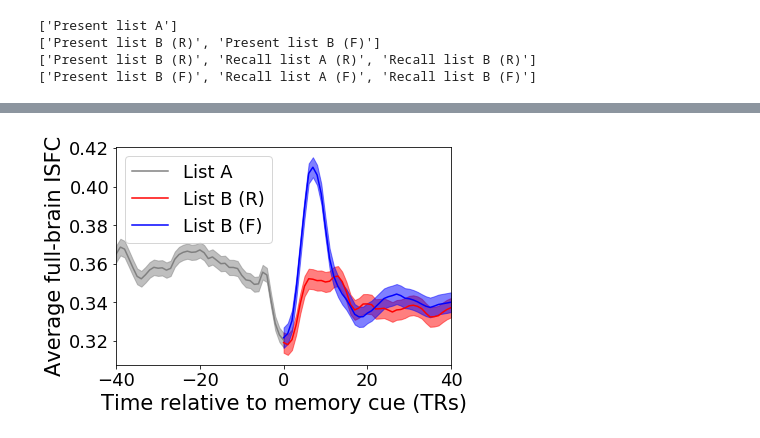
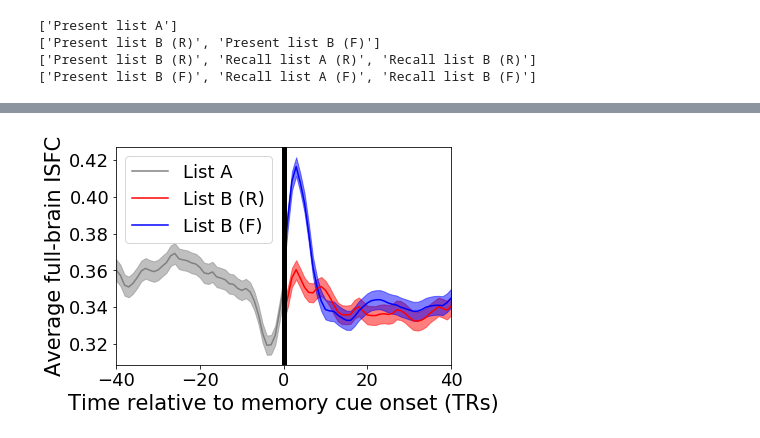
Before and after one commit to ContextLab/directed-forgetting-network-dynamics, a Jupyter notebook: code/network_analyses.ipynb, the cells around one changed output, grey strips where cells are left out. Saved outputs shown, nothing was run; the diff lists cells and outputs as text; code cells hidden in the pictures.

```diff
--- a/code/network_analyses.ipynb
+++ b/code/network_analyses.ipynb
@@ -58,0 +121,2 @@ def plot_cluster_centers(mask, node_color='k', node_size=10, **kwargs):
+# %%
+sep_mask = se.Brain(data=sep_mask.data, locs=sep_mask.locs, filter=None)
@@ -64,3 +145,5 @@ centers, widths = plot_cluster_centers(mask)
+# %%
+mask = sep_mask
 # %%
 def package_data(masked_data, nii_files, regressor_files):
     nii_subjs = list(map(lambda f: f.split('/')[-1][:-len('.nii')], nii_files))
@@ -77,7 +160,7 @@ def package_data(masked_data, nii_files, regressor_files):
             print(f'missing data for {s}')
     return data
 # %%
-data_fname = os.path.join('data', 'preprocessed.npz')
+data_fname = os.path.join('data', 'preprocessed_Schaefer2018_1000.npz')
 if os.path.exists(data_fname):
     print('loading preprocessed data from disk...')
     data = np.load(data_fname)['data']
@@ -85,5 +168,5 @@ else:
     print('preprocessed data...')
     masked_data = list(map(lambda f: apply_mask(nib.load(f), mask), nii_files))
     data = package_data(masked_data, nii_files, regressor_files)
-    np.savez(os.path.join('data', 'preprocessed.npz'), data=data)
+    np.savez(os.path.join('data', 'preprocessed_Schaefer2018_1000.npz'), data=data)
 # %% [output]
@@ -223,7 +307,7 @@ def event_ribbon(x, ts=None, limit_t=None, color='k', alpha=0.5):
     return ribbon(ts, m, ci, ci, color=color, alpha=alpha)
 # %%
 buffer = 100
-r_f_nets = get_network_dynamics(data, [1, 2], weights_function=tc.gaussian_weights, weights_params={'var': 10}, combine=tc.helpers.corrmean_combine, before=buffer, after=buffer, offset=0, include_timepoints='post', exclude_timepoints=10)
+r_f_nets = get_network_dynamics(data, [1, 2], weights_function=tc.gaussian_weights, weights_params={'var': 10}, combine=tc.helpers.corrmean_combine, before=buffer, after=buffer, offset=0, include_timepoints='pre', exclude_timepoints=10)
 # %%
 sns.heatmap(pd.DataFrame(r_f_nets[0], index=np.arange(-buffer, buffer+1)), vmin=-0.5, vmax=0.5)
 plt.title('Remember cue');
@@ -241,19 +325,23 @@ plt.xlabel('Network pair');
 # %%
 ts = np.arange(-buffer, buffer+1)
 min_time = -40
 max_time = 40
 
 colors = [[0.5, 0.5, 0.5], 'r', 'b']
-event_ribbon(np.concatenate([r_f_nets[0], r_f_nets[1]], axis=1), ts=ts, color=colors[0], limit_t=[min_time, 0]);
+event_ribbon(np.mean(np.concatenate([r_f_nets[0][:, :, np.newaxis], r_f_nets[1][:, :, np.newaxis]], axis=2), axis=2), ts=ts, color=colors[0], limit_t=[min_time, 0]);
 event_ribbon(r_f_nets[0], ts=ts, color=colors[1], limit_t=[0, max_time]);
 event_ribbon(r_f_nets[1], ts=ts, color=colors[2], limit_t=[0, max_time]);
 plt.legend(['List A', 'List B (R)', 'List B (F)'])
 
-plt.xlabel('Time relative to memory cue (TRs)')
+
+plt.xlabel('Time relative to memory cue onset (TRs)')
 plt.ylabel('Average full-brain ISFC')
 plt.xlim([min_time, max_time]);
+y = plt.ylim();
+plt.plot([0, 0], y, 'k-', linewidth=5)
+plt.ylim(y);
 # %% [output]
-[figure, old version]
+[figure, new version]
 # %%
 eng = mlab.start_matlab()
 # %%
```
Also changed, not shown: parts of 22 cells of this notebook, 2 other files.
